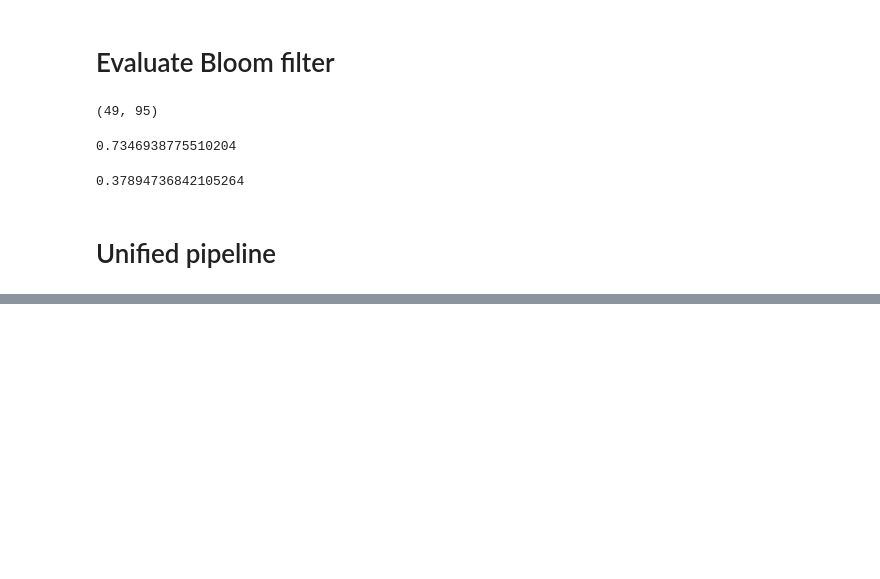
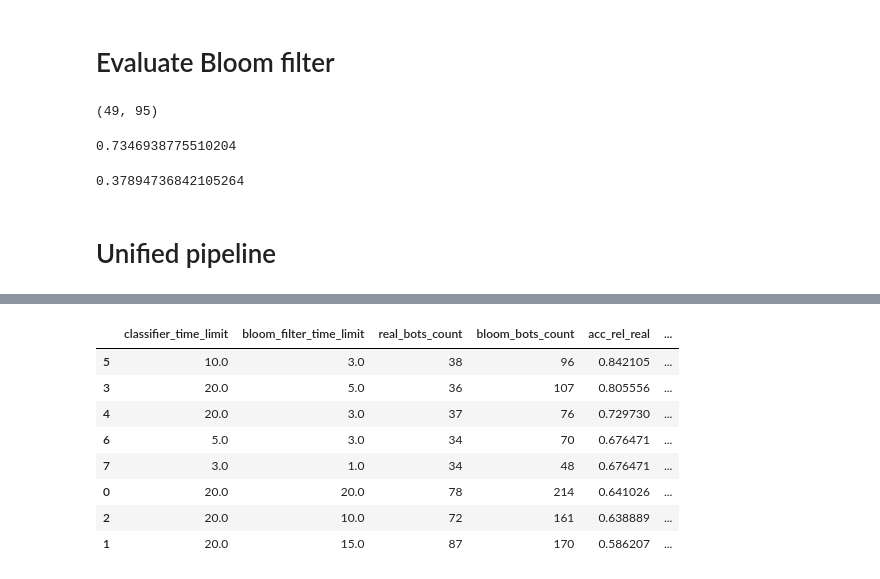
Before and after one commit to aholovenko/wiki-bots-detection, a Jupyter notebook: notebooks/wiki-bots-stream-with-bloom-filter.ipynb, the cells around one changed output, grey strips where cells are left out. Saved outputs shown, nothing was run; the diff lists cells and outputs as text; code cells hidden in the pictures; blank space fills up the shorter version.

Commit message:
final results

```diff
--- a/notebooks/wiki-bots-stream-with-bloom-filter.ipynb
+++ b/notebooks/wiki-bots-stream-with-bloom-filter.ipynb
@@ -214,7 +214,7 @@ len(bloom_filter_set.intersection(gd_black_set))/len(bloom_filter_set)
 # %% [markdown]
 # Unified pipeline
 # %%
-model = pickle.load(open('../model/best_model.sav', 'rb'))
+model = pickle.load(open('model/best_model.sav', 'rb'))
 # %%
 %%time
 
@@ -253,7 +253,7 @@ for params in params_grid:
             if (time.time() - t_0)//60 > time_threshold:
                 break
 
-    filename = f'../data/stream_test_data_{int(time_threshold)}mins_{t_0}.csv'
+    filename = f'data/stream_test_data_{int(time_threshold)}mins_{t_0}.csv'
     df = pd.DataFrame(dataset)
     df.to_csv(filename, sep='\t')
     print(f'Generated file {filename}\n')
@@ -302,7 +302,7 @@ for params in params_grid:
             if (time.time() - t_0)//60 > time_threshold:
                 break
 
-    filename = f'../data/stream_validation_data_{int(time_threshold)}mins_{t_0}.csv'
+    filename = f'data/stream_validation_data_{int(time_threshold)}mins_{t_0}.csv'
     df = pd.DataFrame(gd_dataset)
     df.to_csv(filename, sep='\t')
     print(f'Generated ground truth file {filename}\n')
@@ -315,7 +315,6 @@ for params in params_grid:
         'bloom_bots_count': len(bloom_filter_set),
         'acc_rel_real': len(bloom_filter_set.intersection(gd_black_set))/len(gd_black_set),
         'acc_rel_bloom': len(bloom_filter_set.intersection(gd_black_set))/len(bloom_filter_set),
-        'acc_rel_bloom': len(bloom_filter_set.intersection(gd_black_set))/len(bloom_filter_set),
         'intersec_count': len(bloom_filter_set.intersection(gd_black_set)),
     })
 
@@ -341,0 +346,3 @@ Running stream for 20.0 mins...
+# %%
+df_results = pd.DataFrame(results)
+df_results.head()
@@ -341,0 +356,12 @@ Running stream for 20.0 mins...
+# %%
+df_results.sort_values('acc_rel_real', ascending=False)
+# %% [output]
+|  | classifier_time_limit | bloom_filter_time_limit | real_bots_count | bloom_bots_count | acc_rel_real | ... |
+| 5 | 10.0 | 3.0 | 38 | 96 | 0.842105 | ... |
+| 3 | 20.0 | 5.0 | 36 | 107 | 0.805556 | ... |
+| 4 | 20.0 | 3.0 | 37 | 76 | 0.729730 | ... |
+| 6 | 5.0 | 3.0 | 34 | 70 | 0.676471 | ... |
+| 7 | 3.0 | 1.0 | 34 | 48 | 0.676471 | ... |
+| 0 | 20.0 | 20.0 | 78 | 214 | 0.641026 | ... |
+| 2 | 20.0 | 10.0 | 72 | 161 | 0.638889 | ... |
+| 1 | 20.0 | 15.0 | 87 | 170 | 0.586207 | ... |
```
Also changed, not shown: parts of 3 cells of this notebook, 4 other files.
